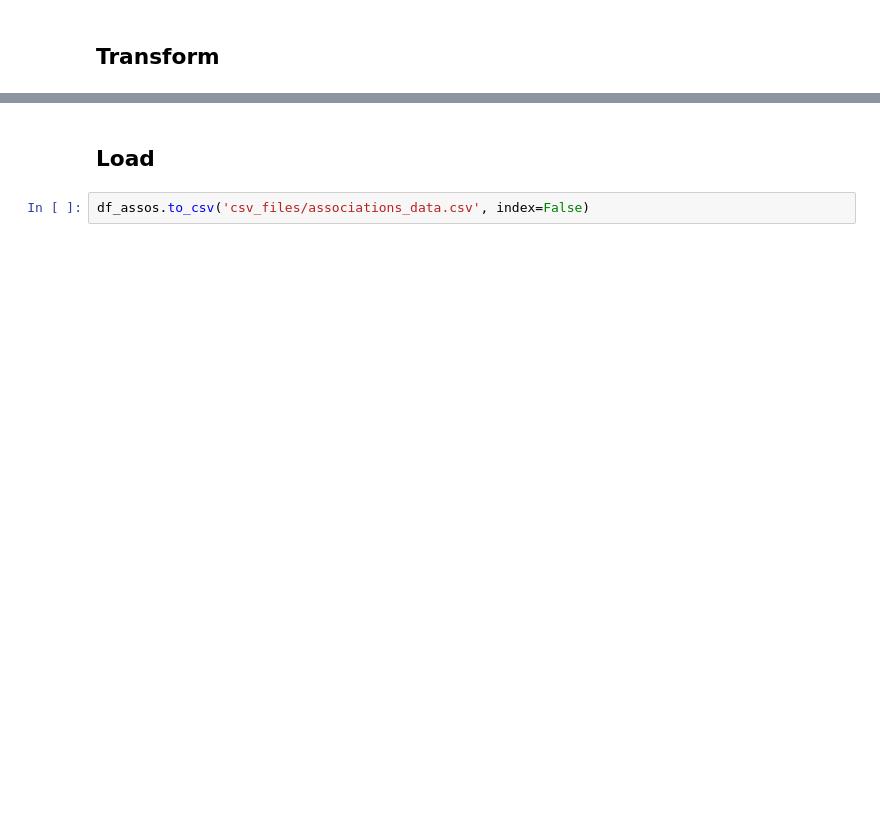
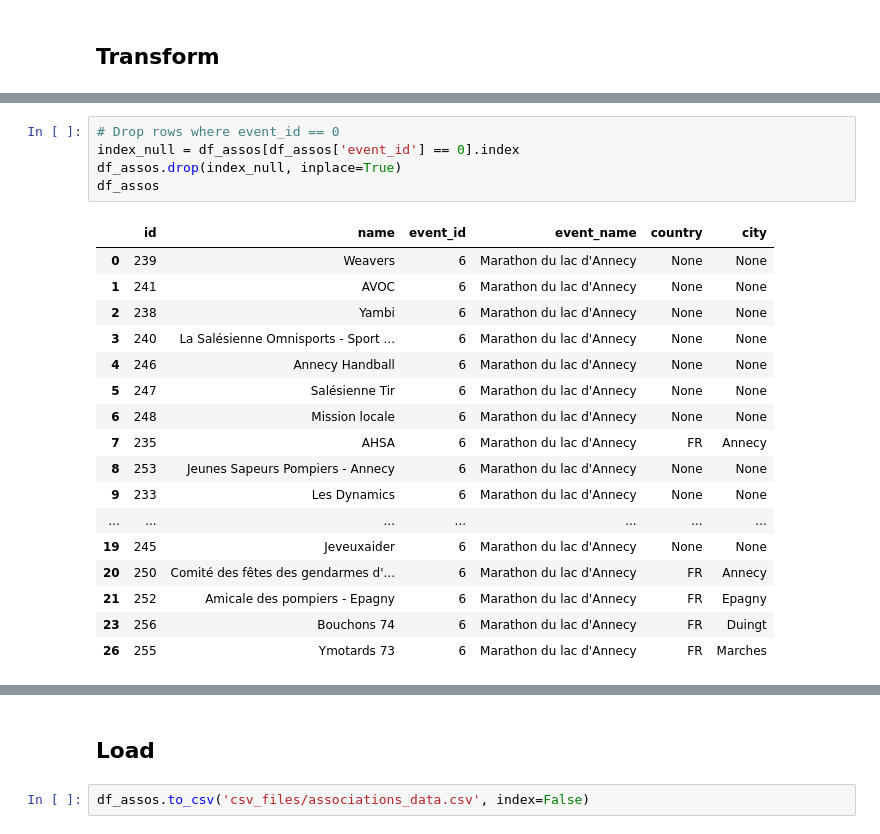
Before and after one commit to canopee-europe/data_analysis, a Jupyter notebook: ActiveCrew/ETL/associations_data.ipynb, the cells around one changed output, grey strips where cells are left out. Cells and saved outputs as stored; diff of their text form; blank space fills up the shorter version.

```diff
--- a/ActiveCrew/ETL/associations_data.ipynb
+++ b/ActiveCrew/ETL/associations_data.ipynb
@@ -98 +116,24 @@ For example, when doing 'df[col].method(value, inplace=True)', try using 'df.met
+# %%
+# Drop rows where event_id == 0
+index_null = df_assos[df_assos['event_id'] == 0].index
+df_assos.drop(index_null, inplace=True)
+df_assos
+# %% [output]
+|  | id | name | event_id | event_name | country | city |
+| 0 | 239 | Weavers | 6 | Marathon du lac d'Annecy | None | None |
+| 1 | 241 | AVOC | 6 | Marathon du lac d'Annecy | None | None |
+| 2 | 238 | Yambi | 6 | Marathon du lac d'Annecy | None | None |
+| 3 | 240 | La Salésienne Omnisports - Sport ... | 6 | Marathon du lac d'Annecy | None | None |
+| 4 | 246 | Annecy Handball | 6 | Marathon du lac d'Annecy | None | None |
+| 5 | 247 | Salésienne Tir | 6 | Marathon du lac d'Annecy | None | None |
+| 6 | 248 | Mission locale | 6 | Marathon du lac d'Annecy | None | None |
+| 7 | 235 | AHSA | 6 | Marathon du lac d'Annecy | FR | Annecy |
+| 8 | 253 | Jeunes Sapeurs Pompiers - Annecy | 6 | Marathon du lac d'Annecy | None | None |
+| 9 | 233 | Les Dynamics | 6 | Marathon du lac d'Annecy | None | None |
+| ... | ... | ... | ... | ... | ... | ... |
+| 19 | 245 | Jeveuxaider | 6 | Marathon du lac d'Annecy | None | None |
+| 20 | 250 | Comité des fêtes des gendarmes d'... | 6 | Marathon du lac d'Annecy | FR | Annecy |
+| 21 | 252 | Amicale des pompiers - Epagny | 6 | Marathon du lac d'Annecy | FR | Epagny |
+| 23 | 256 | Bouchons 74 | 6 | Marathon du lac d'Annecy | FR | Duingt |
+| 26 | 255 | Ymotards 73 | 6 | Marathon du lac d'Annecy | FR | Marches |
 # %%
```
Also changed, not shown: parts of 6 cells of this notebook, 12 other files.
